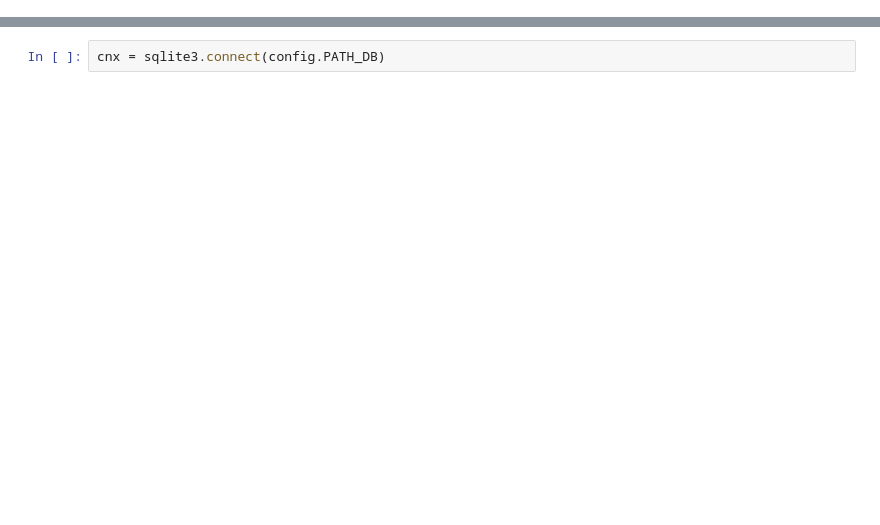
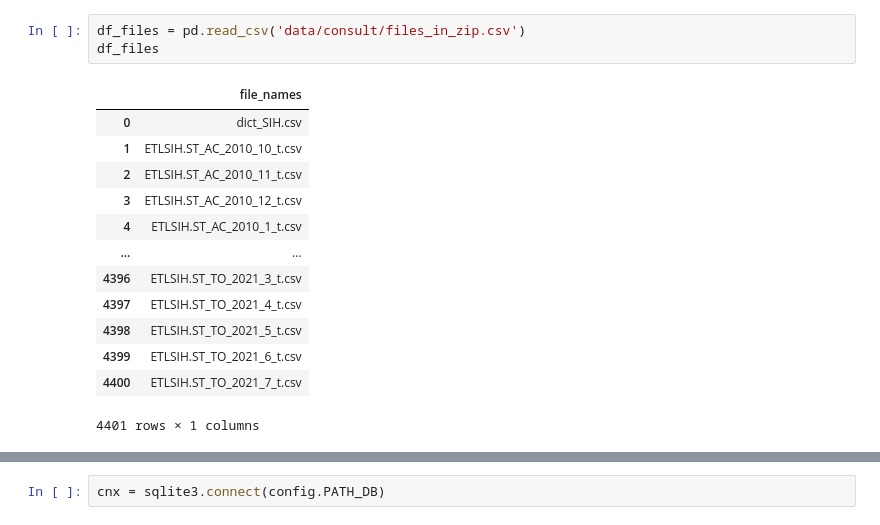
Before and after one commit to lucaslopes/gestantes, a Jupyter notebook: notebook.ipynb, the cells around one changed output, grey strips where cells are left out. Drawn from its saved outputs; the diff is of its cells as text; blank space fills up the shorter version.

```diff
--- a/notebook.ipynb
+++ b/notebook.ipynb
@@ -6,0 +55,17 @@ import pandas as pd
+# %%
+df_files = pd.read_csv('data/consult/files_in_zip.csv')
+df_files
+# %% [output]
+|  | file_names |
+| 0 | dict_SIH.csv |
+| 1 | ETLSIH.ST_AC_2010_10_t.csv |
+| 2 | ETLSIH.ST_AC_2010_11_t.csv |
+| 3 | ETLSIH.ST_AC_2010_12_t.csv |
+| 4 | ETLSIH.ST_AC_2010_1_t.csv |
+| ... | ... |
+| 4396 | ETLSIH.ST_TO_2021_3_t.csv |
+| 4397 | ETLSIH.ST_TO_2021_4_t.csv |
+| 4398 | ETLSIH.ST_TO_2021_5_t.csv |
+| 4399 | ETLSIH.ST_TO_2021_6_t.csv |
+| 4400 | ETLSIH.ST_TO_2021_7_t.csv |
+4401 rows × 1 columns
```
Also changed, not shown: parts of 105 cells of this notebook, 31 other files.
